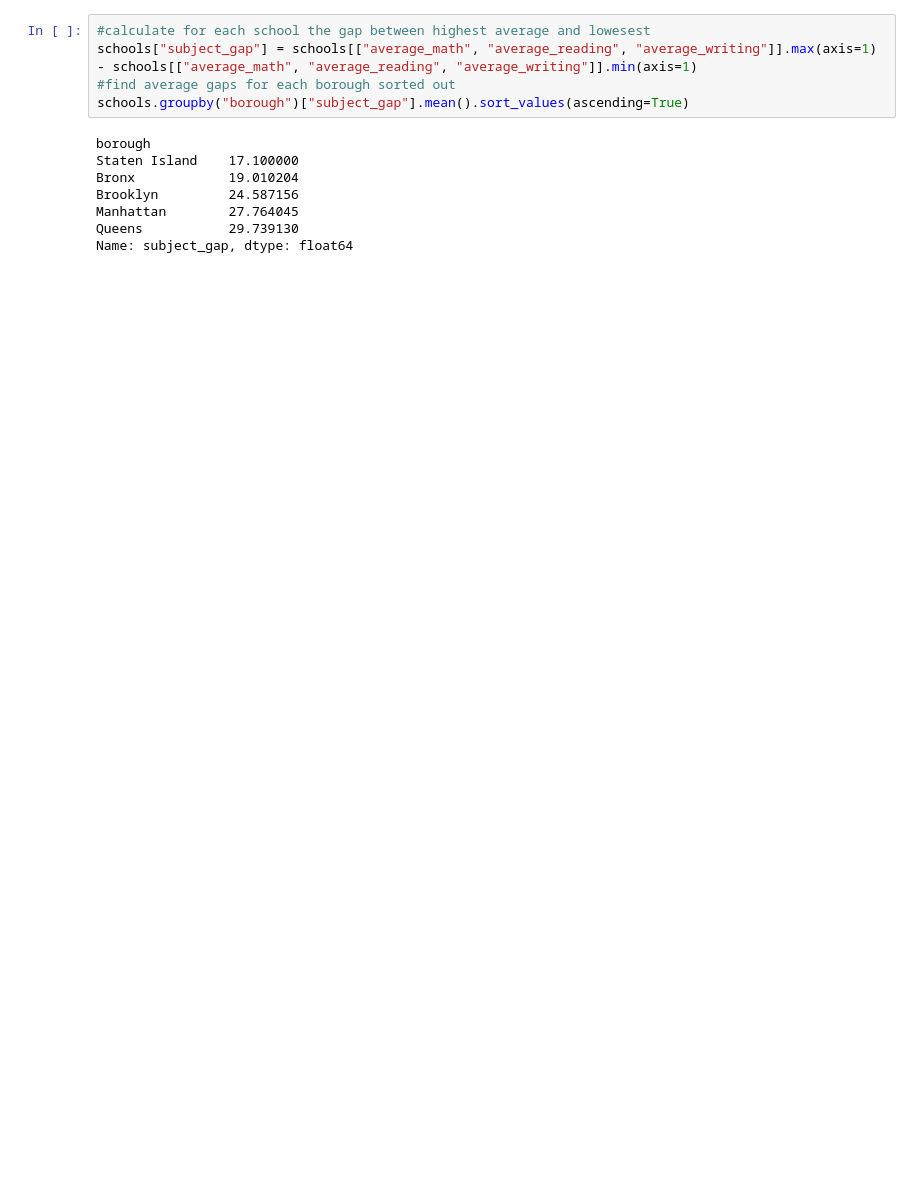
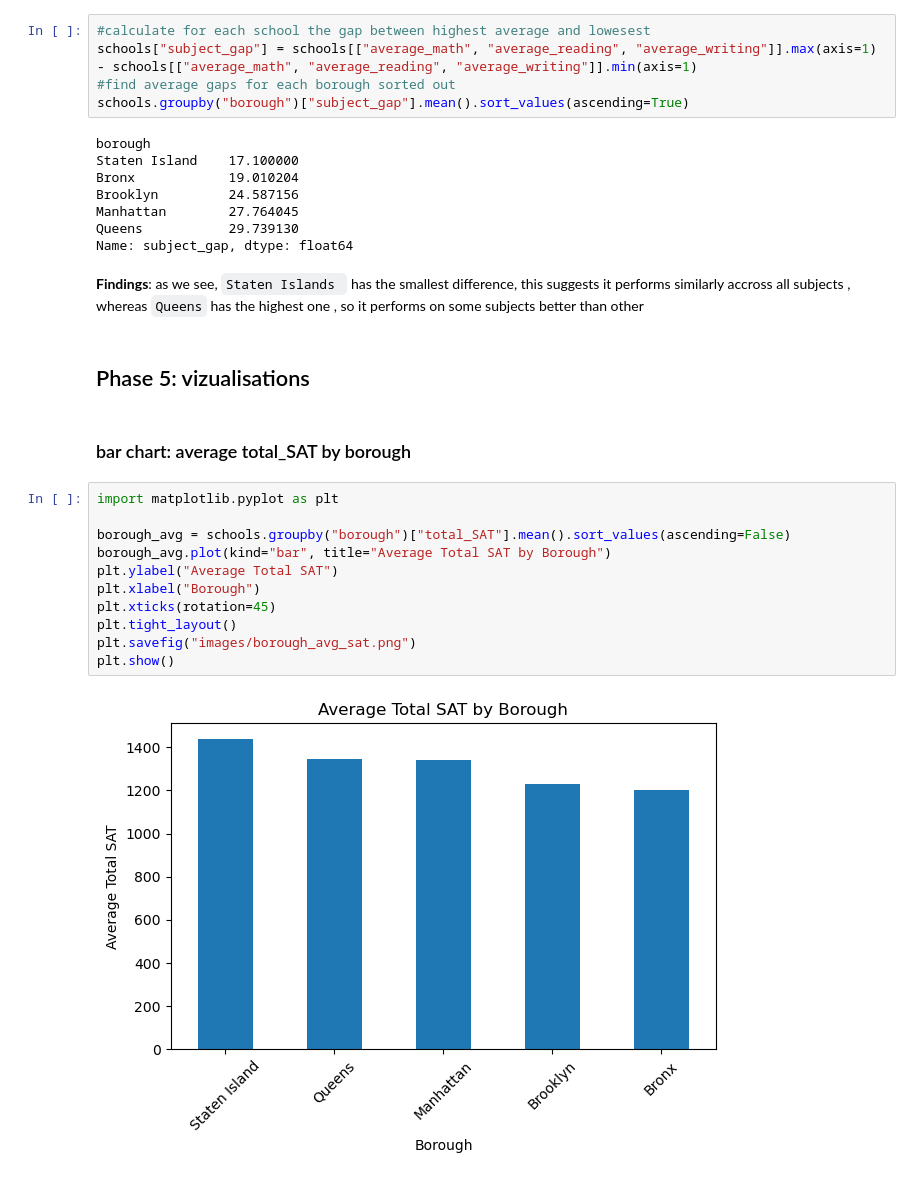
Before and after one commit to DhikraCh/nyc-schools-sat-analysis, a Jupyter notebook: analysis.ipynb, the cells around one changed output. Drawn from its saved outputs; the diff is of its cells as text; blank space fills up the shorter version.

```diff
--- a/analysis.ipynb
+++ b/analysis.ipynb
@@ -257,3 +257,23 @@ Brooklyn         24.587156
 Manhattan        27.764045
 Queens           29.739130
 Name: subject_gap, dtype: float64
+# %% [markdown]
+**Findings**:
+as we see, `Staten Islands ` has the smallest difference, this suggests it performs similarly accross all subjects , whereas `Queens` has the highest one , so it performs on some subjects better than other
+# %% [markdown]
+## Phase 5: vizualisations
+# %% [markdown]
+###  bar chart: average total_SAT by borough
+# %%
+import matplotlib.pyplot as plt
+
+borough_avg = schools.groupby("borough")["total_SAT"].mean().sort_values(ascending=False)
+borough_avg.plot(kind="bar", title="Average Total SAT by Borough")
+plt.ylabel("Average Total SAT")
+plt.xlabel("Borough")
+plt.xticks(rotation=45)
+plt.tight_layout()
+plt.savefig("images/borough_avg_sat.png")
+plt.show()
+# %% [output]
+[figure, added]
```
Also changed, not shown: parts of 8 cells of this notebook, 1 other file.
